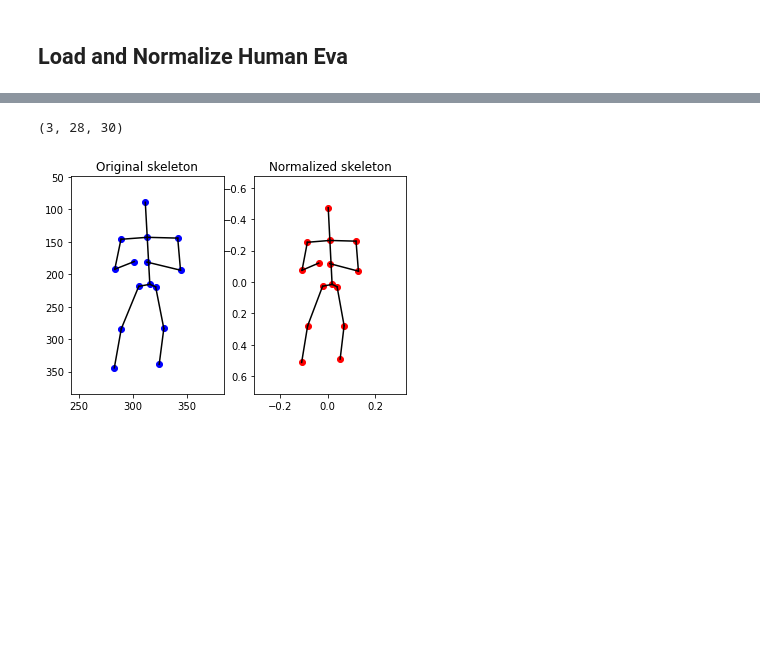
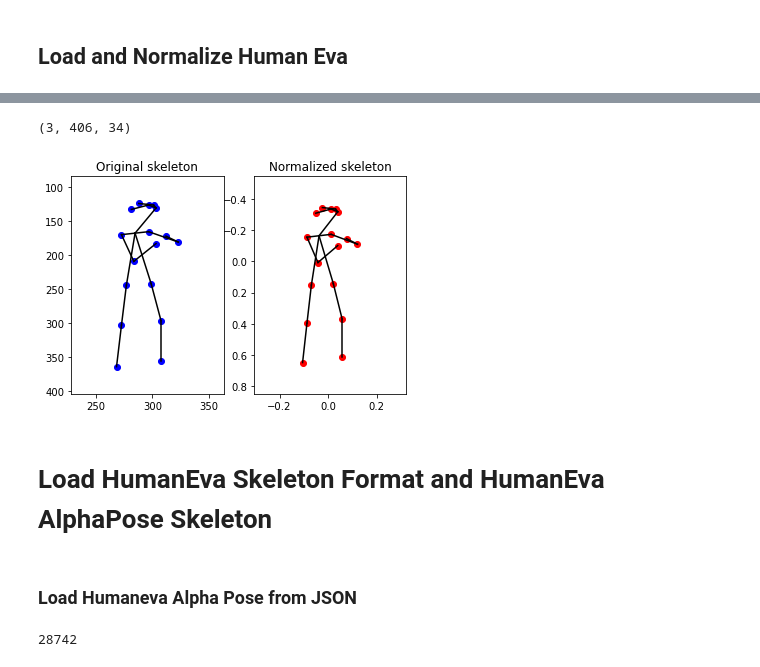
Before and after one commit to alexivaner/3d_pose_baseline_pytorch_Alpha_Pose, a Jupyter notebook: Normalization Skeleton.ipynb, the cells around one changed output, grey strips where cells are left out. Drawn from its saved outputs; the diff is of its cells as text; code cells hidden in the pictures; blank space fills up the shorter version.

Commit message:
Add Alpha Pose NPZ

```diff
--- a/Normalization Skeleton.ipynb
+++ b/Normalization Skeleton.ipynb
@@ -908,0 +910,13 @@ humaneva_norm.shape
+# %%
+import numpy as np
+
+humaneva_2D = np.load('Alpha_Pose_HumanEva_2D_Unnormalize.npz',allow_pickle=True)
+skeleton_2d=humaneva_2D['arr_0']
+
+#Camera 1
+skeleton_2d.item()['Train/S1']['Box 1 chunk1'][0]
+
+new_array=np.asarray([b.reshape(-1) for a in skeleton_2d.item()['Train/S1']['Gestures 1 chunk0'] for b in a])
+skeleton_2d_unnormalized=new_array.reshape(len(skeleton_2d.item()['Train/S1']['Gestures 1 chunk0']),
+                            int(new_array.shape[0]/3),
+                            skeleton_2d.item()['Train/S1']['Gestures 1 chunk0'][0][0].shape[0]*skeleton_2d.item()['Train/S1']['Box 1 chunk1'][0][0].shape[1])
@@ -918,10 +939,12 @@ array([ 0.01782327,  0.01572455,  0.01061098, -0.26456118,  0.11898812,
 # %%
 skeleton_2d_unnormalized.shape
 # %% [output]
-(3, 28, 30)
+(3, 406, 34)
 # %%
 # Testing on single example
 
-plot_humaneva(skeleton_2d_unnormalized[0][3])
+plot_alpha(skeleton_2d_unnormalized[0][0])
 # %% [output]
-[figure, old version]
+[figure, new version]
+# %% [markdown]
+# Load HumanEva Skeleton Format and HumanEva AlphaPose Skeleton
@@ -927,0 +957,2 @@ plot_humaneva(skeleton_2d_unnormalized[0][3])
+# %% [markdown]
+### Load Humaneva Alpha Pose from JSON
@@ -927,0 +970,4 @@ plot_humaneva(skeleton_2d_unnormalized[0][3])
+# %%
+len(humaneva_json) #Number of Frame
+# %% [output]
+28742
```
Also changed, not shown: parts of 30 cells of this notebook, 6 other files.
